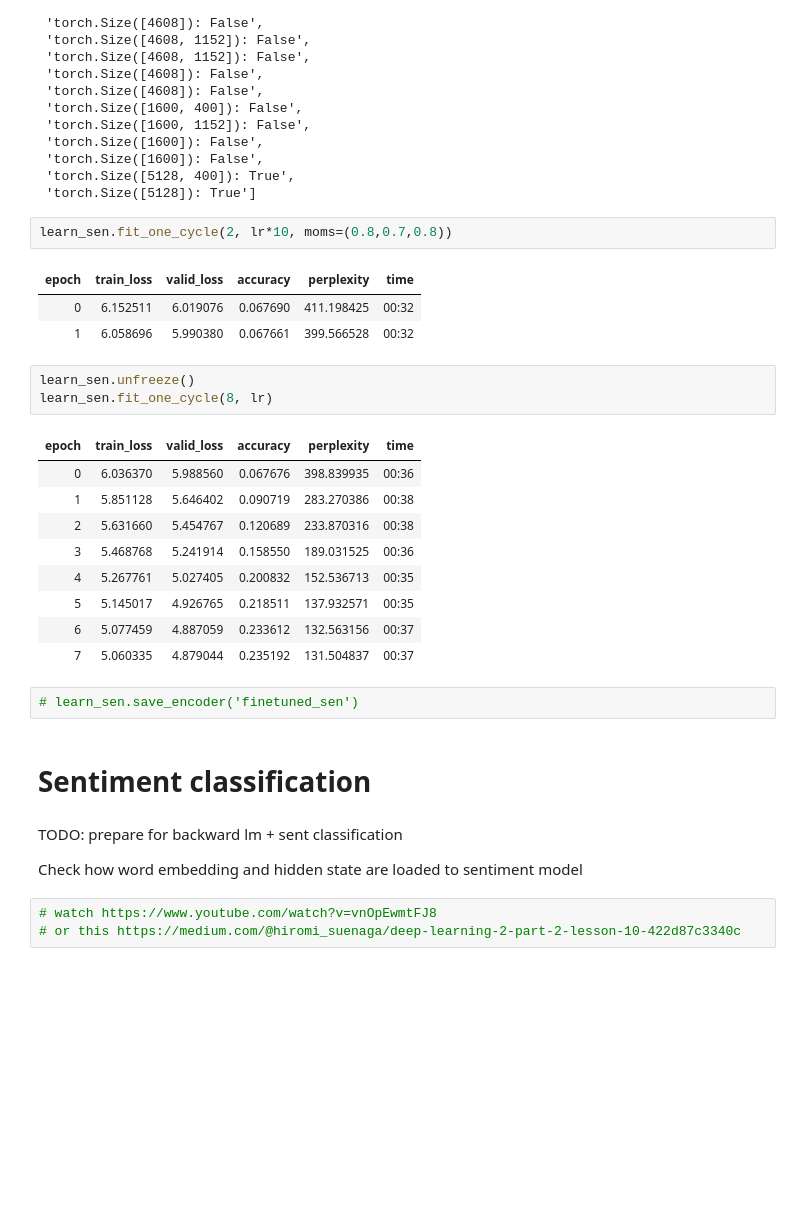
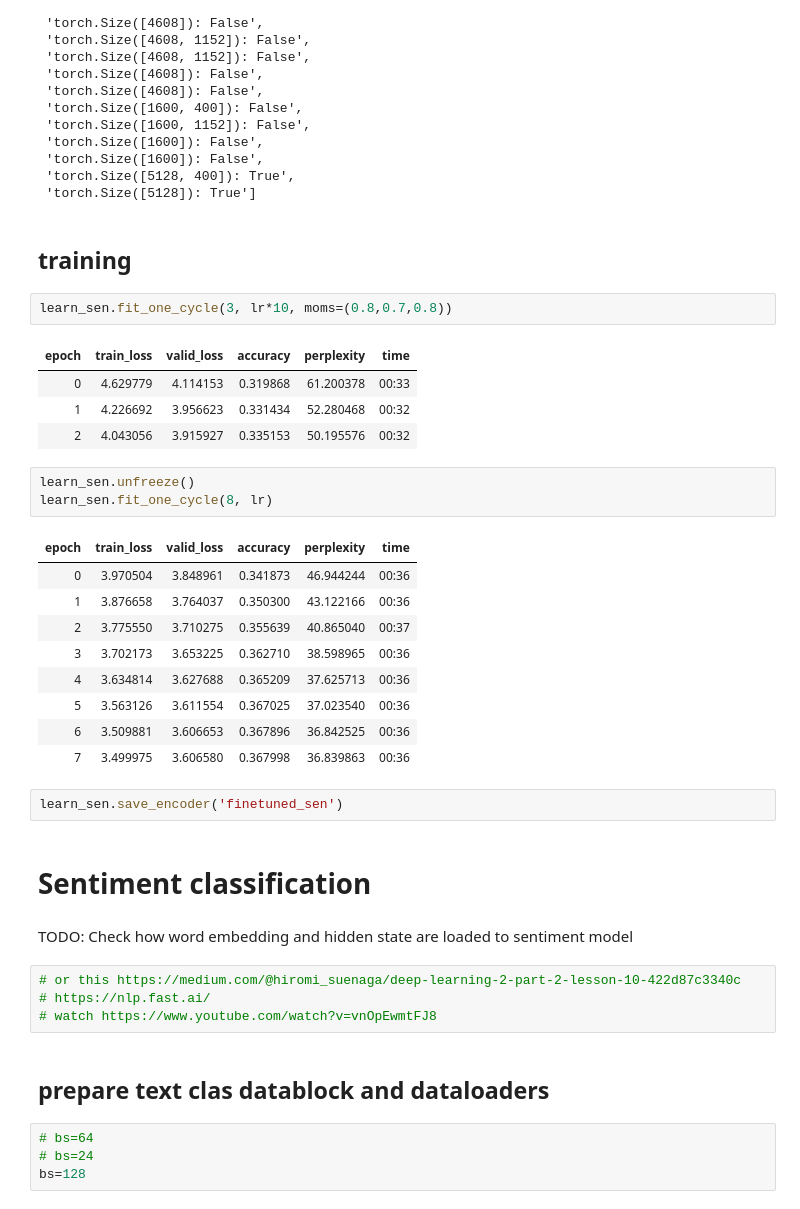
Before and after one commit to anhquan0412/nlp_practice, a Jupyter notebook: fastai2_nlp/fastai2_vnmese_lm.ipynb, the cells around one changed output. Cells and saved outputs as stored; diff of their text form; blank space fills up the shorter version.

Commit message:
sentiment classification dataset/dataloader/model inspection. Tons of notes added

```diff
--- a/fastai2_nlp/fastai2_vnmese_lm.ipynb
+++ b/fastai2_nlp/fastai2_vnmese_lm.ipynb
@@ -869,33 +873,41 @@ SequentialRNN(
  'torch.Size([1600]): False',
  'torch.Size([5128, 400]): True',
  'torch.Size([5128]): True']
+# %% [markdown]
+## training
 # %%
-learn_sen.fit_one_cycle(2, lr*10, moms=(0.8,0.7,0.8))
+learn_sen.fit_one_cycle(3, lr*10, moms=(0.8,0.7,0.8))
 # %% [output]
 | epoch | train_loss | valid_loss | accuracy | perplexity | time |
-| 0 | 6.152511 | 6.019076 | 0.067690 | 411.198425 | 00:32 |
-| 1 | 6.058696 | 5.990380 | 0.067661 | 399.566528 | 00:32 |
+| 0 | 4.629779 | 4.114153 | 0.319868 | 61.200378 | 00:33 |
+| 1 | 4.226692 | 3.956623 | 0.331434 | 52.280468 | 00:32 |
+| 2 | 4.043056 | 3.915927 | 0.335153 | 50.195576 | 00:32 |
 # %%
 learn_sen.unfreeze()
 learn_sen.fit_one_cycle(8, lr)
 # %% [output]
 | epoch | train_loss | valid_loss | accuracy | perplexity | time |
-| 0 | 6.036370 | 5.988560 | 0.067676 | 398.839935 | 00:36 |
-| 1 | 5.851128 | 5.646402 | 0.090719 | 283.270386 | 00:38 |
-| 2 | 5.631660 | 5.454767 | 0.120689 | 233.870316 | 00:38 |
-| 3 | 5.468768 | 5.241914 | 0.158550 | 189.031525 | 00:36 |
-| 4 | 5.267761 | 5.027405 | 0.200832 | 152.536713 | 00:35 |
-| 5 | 5.145017 | 4.926765 | 0.218511 | 137.932571 | 00:35 |
-| 6 | 5.077459 | 4.887059 | 0.233612 | 132.563156 | 00:37 |
-| 7 | 5.060335 | 4.879044 | 0.235192 | 131.504837 | 00:37 |
+| 0 | 3.970504 | 3.848961 | 0.341873 | 46.944244 | 00:36 |
+| 1 | 3.876658 | 3.764037 | 0.350300 | 43.122166 | 00:36 |
+| 2 | 3.775550 | 3.710275 | 0.355639 | 40.865040 | 00:37 |
+| 3 | 3.702173 | 3.653225 | 0.362710 | 38.598965 | 00:36 |
+| 4 | 3.634814 | 3.627688 | 0.365209 | 37.625713 | 00:36 |
+| 5 | 3.563126 | 3.611554 | 0.367025 | 37.023540 | 00:36 |
+| 6 | 3.509881 | 3.606653 | 0.367896 | 36.842525 | 00:36 |
+| 7 | 3.499975 | 3.606580 | 0.367998 | 36.839863 | 00:36 |
 # %%
-# learn_sen.save_encoder('finetuned_sen')
+learn_sen.save_encoder('finetuned_sen')
 # %% [markdown]
 # Sentiment classification
 # %% [markdown]
-TODO: prepare for backward lm + sent classification
-
-Check how word embedding and hidden state are loaded to sentiment model
+TODO: Check how word embedding and hidden state are loaded to sentiment model
 # %%
+# or this https://medium.com/@hiromi_suenaga/deep-learning-2-part-2-lesson-10-422d87c3340c
+# https://nlp.fast.ai/
 # watch https://www.youtube.com/watch?v=vnOpEwmtFJ8
-# or this https://medium.com/@hiromi_suenaga/deep-learning-2-part-2-lesson-10-422d87c3340c
+# %% [markdown]
+## prepare text clas datablock and dataloaders
+# %%
+# bs=64
+# bs=24
+bs=128
```
Also changed, not shown: parts of 90 cells of this notebook.
